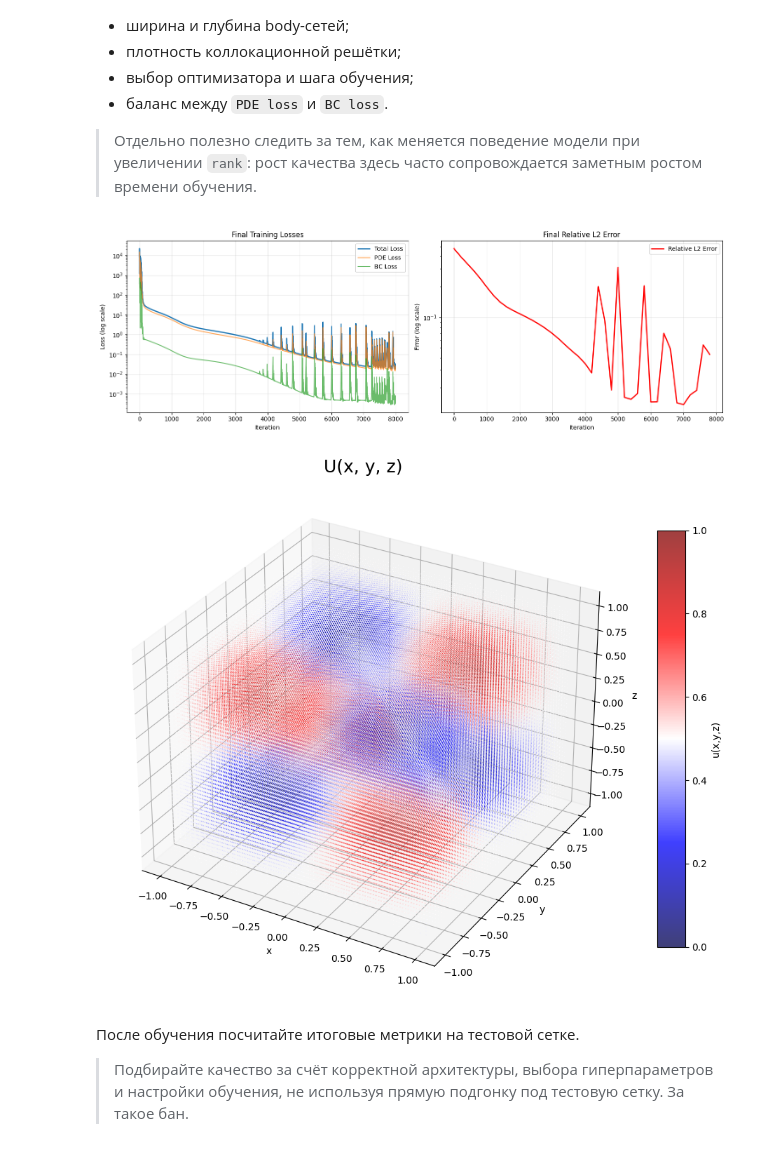
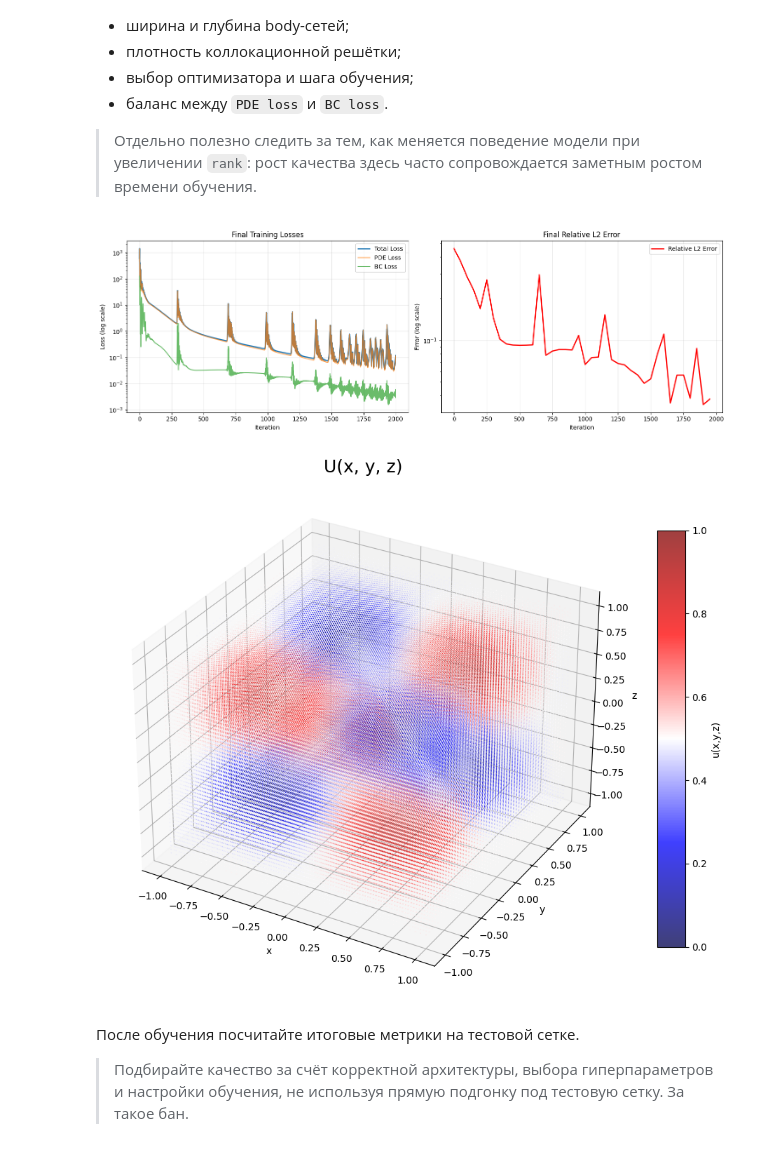
Before and after one commit to EgorGorshen/ml-hw, a Jupyter notebook: homework_practice_04_dl.ipynb, the cells around one changed output. Drawn from its saved outputs; the diff is of its cells as text; code cells hidden in the pictures.

```diff
--- a/homework_practice_04_dl.ipynb
+++ b/homework_practice_04_dl.ipynb
@@ -616,10 +653,17 @@ def make_collocation_grid(N_per_axis, domain_size=1.0, device="cuda"):
     Возвращает оси для декартовой коллокационной решётки
     Полная 3D-решётка содержит N_per_axis^3 точек
     """
-    x = torch.linspace(-domain_size, domain_size, N_per_axis, device=device, requires_grad=True)
-    y = torch.linspace(-domain_size, domain_size, N_per_axis, device=device, requires_grad=True)
-    z = torch.linspace(-domain_size, domain_size, N_per_axis, device=device, requires_grad=True)
+    x = torch.linspace(
+        -domain_size, domain_size, N_per_axis, device=device, requires_grad=True
+    )
+    y = torch.linspace(
+        -domain_size, domain_size, N_per_axis, device=device, requires_grad=True
+    )
+    z = torch.linspace(
+        -domain_size, domain_size, N_per_axis, device=device, requires_grad=True
+    )
     return x, y, z
+
 
 def compute_error_on_grid(model, x_grid, y_grid, z_grid, u_true):
     was_training = model.training
@@ -633,6 +677,7 @@ def compute_error_on_grid(model, x_grid, y_grid, z_grid, u_true):
         model.train()
 
     return error, u_pred
+
 
 def train_spinn(
     model,
@@ -770,23 +789,50 @@ scheduler = torch.optim.lr_scheduler.CosineAnnealingLR(
 # %%
+EPOCHS = 2000
+LOG_ITER = 50
+RESAMPLE_ITER = 100
+N_PER_AXIS = 128
+
+model = BaseSPINN(
+    rank=16,
+    hidden_dim=64,
+    n_hidden_layers=4,
+    N_bc=32,
+    k=1.0,
+    a1=1,
+    a2=1,
+    a3=1,
+    device=device,
+).to(device)
+
+
+model.apply(init_tanh_)
+
+optimizer = torch.optim.Adam(model.parameters(), lr=1e-3)
+scheduler = torch.optim.lr_scheduler.CosineAnnealingLR(
+    optimizer,
+    T_max=EPOCHS,
+    eta_min=1e-5,
+)
+
 history, best_error, best_u = train_spinn(
     model=model,
     optimizer=optimizer,
     x_test=xx_test,
     y_test=yy_test,
     z_test=zz_test,
     u_test=u_test,
     epochs=EPOCHS,
     log_iter=LOG_ITER,
     resample_iter=RESAMPLE_ITER,
     N_per_axis=N_PER_AXIS,
     domain_size=1.0,
     device=device,
     scheduler=scheduler,
     pde_weight=1,
-    bc_weight=10,
+    bc_weight=1,
 )
 # %% [output]
-[figure, old version]
+[figure, new version]
 [figure]
 # %% [markdown]
 После обучения посчитайте итоговые метрики на тестовой сетке.
```
Also changed, not shown: parts of 13 cells of this notebook, 2 other files.
